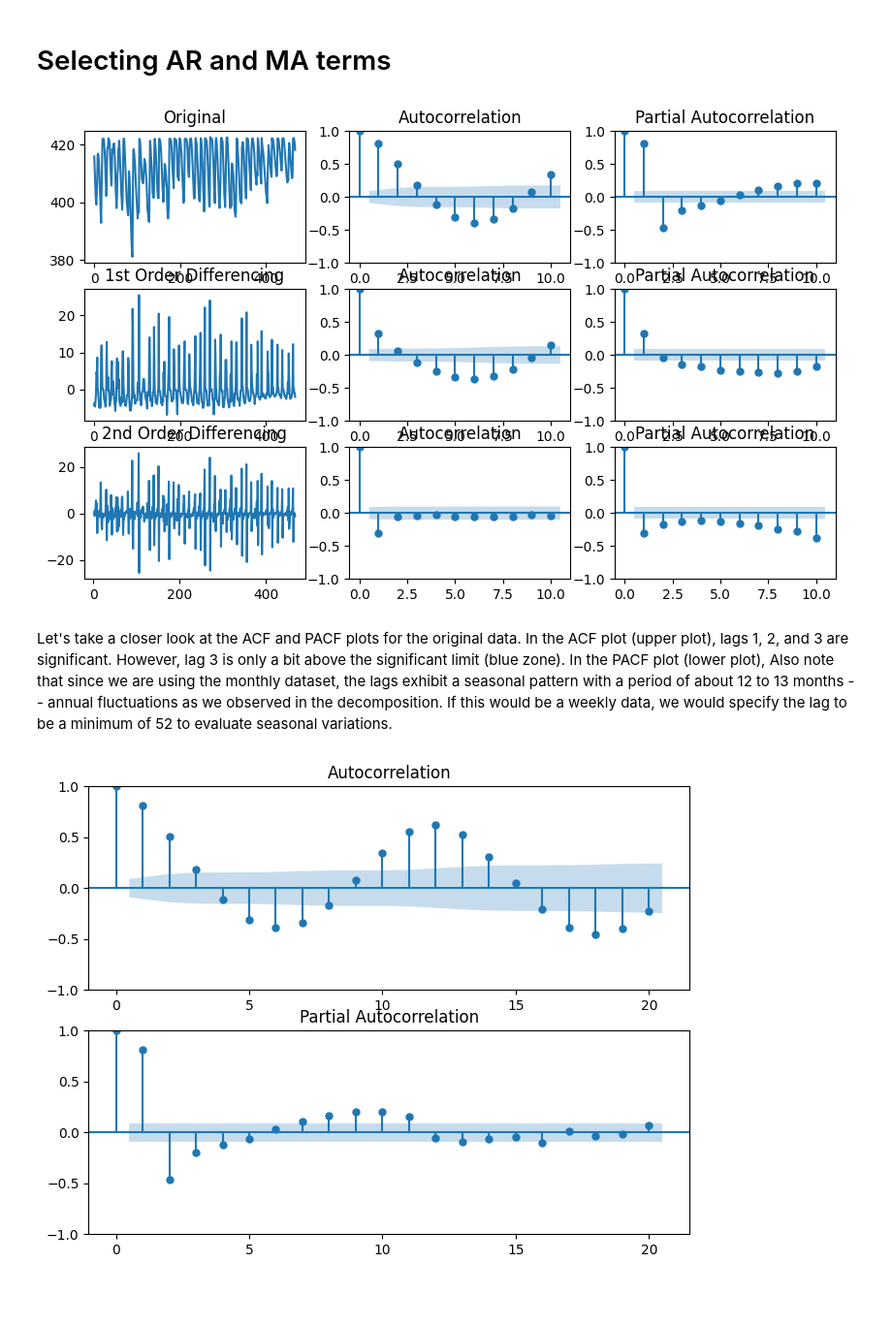
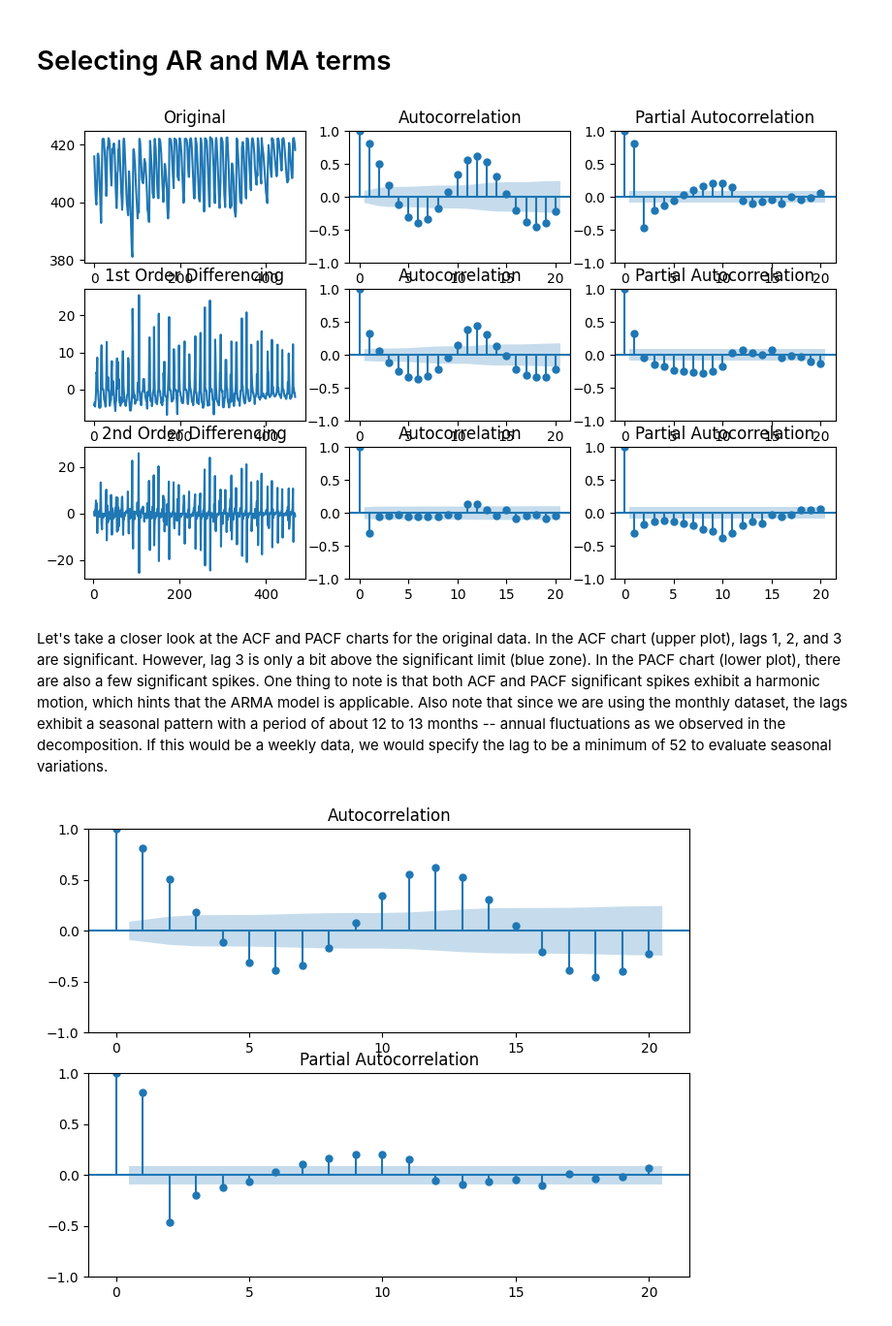
Before and after one commit to liangchow/time-series-reservoir-water-level, a Jupyter notebook: reservoir.ipynb, the cells around one changed output. Shown at 97% size. Cells and saved outputs as stored; diff of their text form; code cells hidden in the pictures; blank space fills up the shorter version.

```diff
--- a/reservoir.ipynb
+++ b/reservoir.ipynb
@@ -225,30 +225,30 @@ plt.show()
 # %%
 from statsmodels.graphics.tsaplots import plot_acf, plot_pacf
 
 fig, ax = plt.subplots(nrows=3, ncols=3, figsize=(10,6))
 
 ax[0, 0].plot(dfs_mo["Water_Elev"])
 ax[0, 0].set_title('Original')
-plot_acf(dfs_mo["Water_Elev"], lags=10, ax=ax[0, 1])
-plot_pacf(dfs_mo['Water_Elev'], lags=10, ax=ax[0,2])
+plot_acf(dfs_mo["Water_Elev"], lags=20, ax=ax[0, 1])
+plot_pacf(dfs_mo['Water_Elev'], lags=20, ax=ax[0,2])
 
 # 1st Differencing
 ax[1, 0].plot(dfs_mo["Water_Elev"].diff())
 ax[1, 0].set_title('1st Order Differencing')
-plot_acf(dfs_mo["Water_Elev"].diff().dropna(), lags=10, ax=ax[1, 1])
-plot_pacf(dfs_mo["Water_Elev"].diff().dropna(), lags=10, ax=ax[1, 2])
+plot_acf(dfs_mo["Water_Elev"].diff().dropna(), lags=20, ax=ax[1, 1])
+plot_pacf(dfs_mo["Water_Elev"].diff().dropna(), lags=20, ax=ax[1, 2])
 
 # 2nd Differencing
 ax[2, 0].plot(dfs_mo["Water_Elev"].diff().diff())
 ax[2, 0].set_title('2nd Order Differencing')
-plot_acf(dfs_mo["Water_Elev"].diff().diff().dropna(), lags=10, ax=ax[2, 1])
-plot_pacf(dfs_mo["Water_Elev"].diff().diff().dropna(), lags=10, ax=ax[2, 2])
+plot_acf(dfs_mo["Water_Elev"].diff().diff().dropna(), lags=20, ax=ax[2, 1])
+plot_pacf(dfs_mo["Water_Elev"].diff().diff().dropna(), lags=20, ax=ax[2, 2])
 
 plt.show()
 # %% [output]
-[figure, old version]
+[figure, new version]
 # %% [markdown]
-Let's take a closer look at the ACF and PACF plots for the original data. In the ACF plot (upper plot), lags 1, 2, and 3 are significant. However, lag 3 is only a bit above the significant limit (blue zone). In the PACF plot (lower plot), Also note that since we are using the monthly dataset, the lags exhibit a seasonal pattern with a period of about 12 to 13 months -- annual fluctuations as we observed in the decomposition. If this would be a weekly data, we would specify the lag to be a minimum of 52 to evaluate seasonal variations.
+Let's take a closer look at the ACF and PACF charts for the original data. In the ACF chart (upper plot), lags 1, 2, and 3 are significant. However, lag 3 is only a bit above the significant limit (blue zone). In the PACF chart (lower plot), there are also a few significant spikes. One thing to note is that both ACF and PACF significant spikes exhibit a harmonic motion, which hints that the ARMA model is applicable. Also note that since we are using the monthly dataset, the lags exhibit a seasonal pattern with a period of about 12 to 13 months -- annual fluctuations as we observed in the decomposition. If this would be a weekly data, we would specify the lag to be a minimum of 52 to evaluate seasonal variations.
 # %%
 fig, ax = plt.subplots(nrows=2, ncols=1, figsize=(8,6))
 
```
Also changed, not shown: parts of 7 cells of this notebook.
